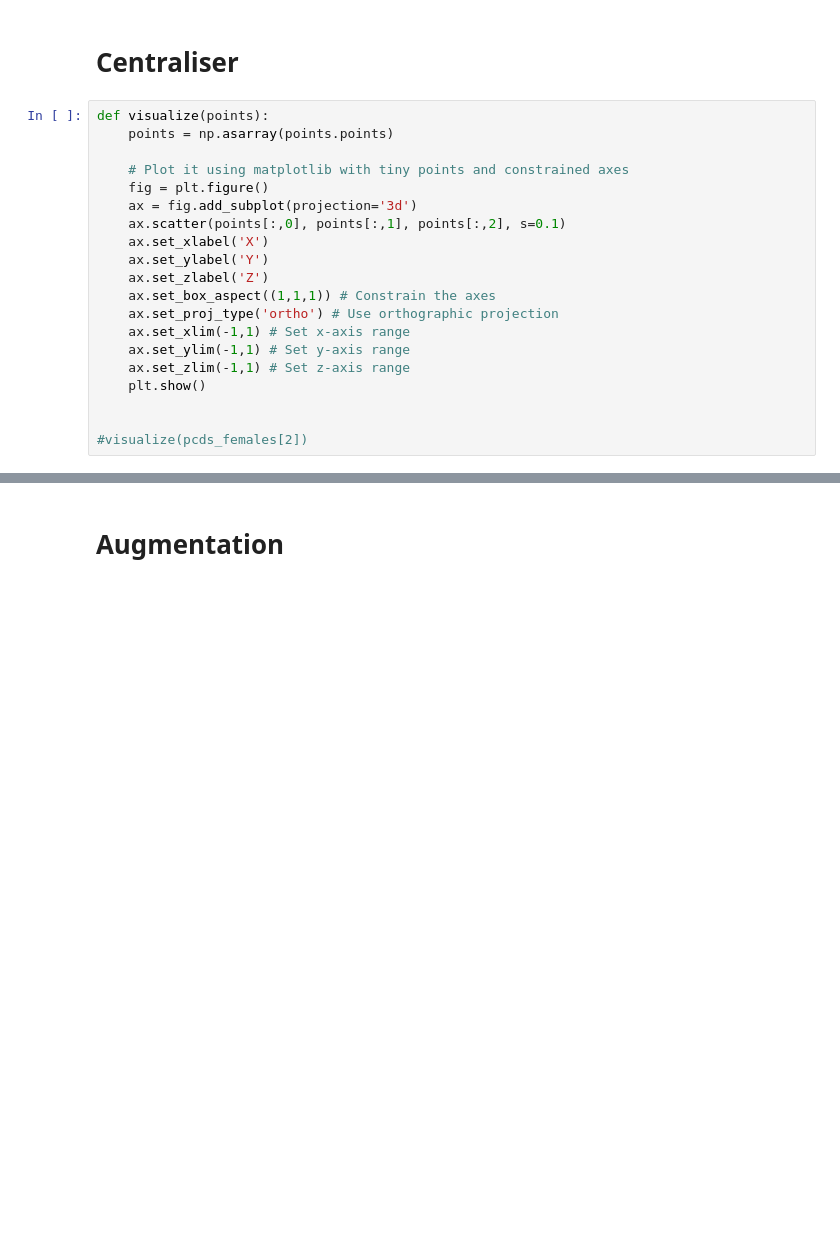
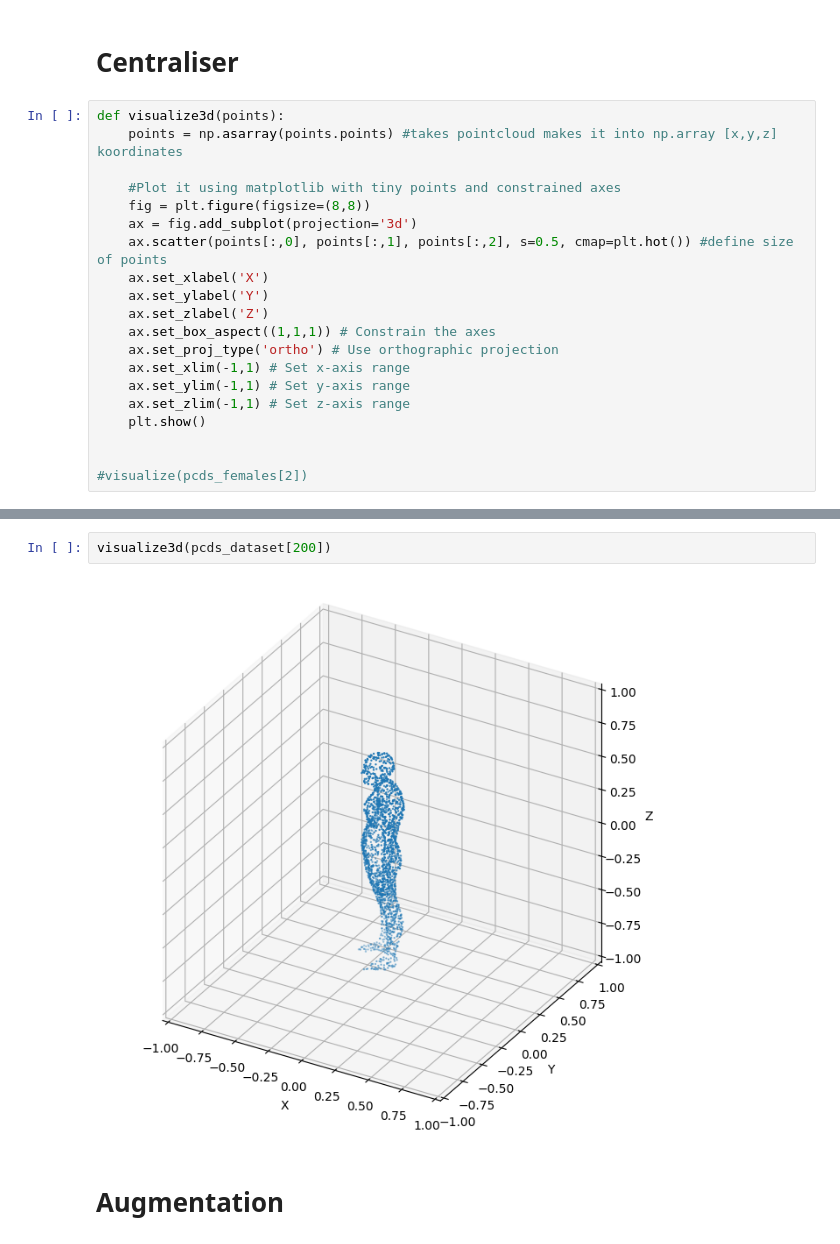
Before and after one commit to kridk999/02466-Fagpakkeprojekt-Point-clouds, a Jupyter notebook: open3d.ipynb, the cells around one changed output, grey strips where cells are left out. Drawn from its saved outputs; the diff is of its cells as text; blank space fills up the shorter version.

```diff
--- a/open3d.ipynb
+++ b/open3d.ipynb
@@ -219,13 +220,13 @@ furthest_distance
 # %% [markdown]
 # Centraliser
 # %%
-def visualize(points):
-    points = np.asarray(points.points)
+def visualize3d(points):
+    points = np.asarray(points.points) #takes pointcloud makes it into np.array [x,y,z] koordinates
 
-    # Plot it using matplotlib with tiny points and constrained axes
-    fig = plt.figure()
+    #Plot it using matplotlib with tiny points and constrained axes
+    fig = plt.figure(figsize=(8,8))
     ax = fig.add_subplot(projection='3d')
-    ax.scatter(points[:,0], points[:,1], points[:,2], s=0.1)
+    ax.scatter(points[:,0], points[:,1], points[:,2], s=0.5, cmap=plt.hot()) #define size of points
     ax.set_xlabel('X')
     ax.set_ylabel('Y')
     ax.set_zlabel('Z')
@@ -241,3 +262,7 @@ def visualize(points):
+# %%
+visualize3d(pcds_dataset[200])
+# %% [output]
+[figure, added]
 # %% [markdown]
 # Augmentation
 # %% [markdown]
```
Also changed, not shown: parts of 3 cells of this notebook.
